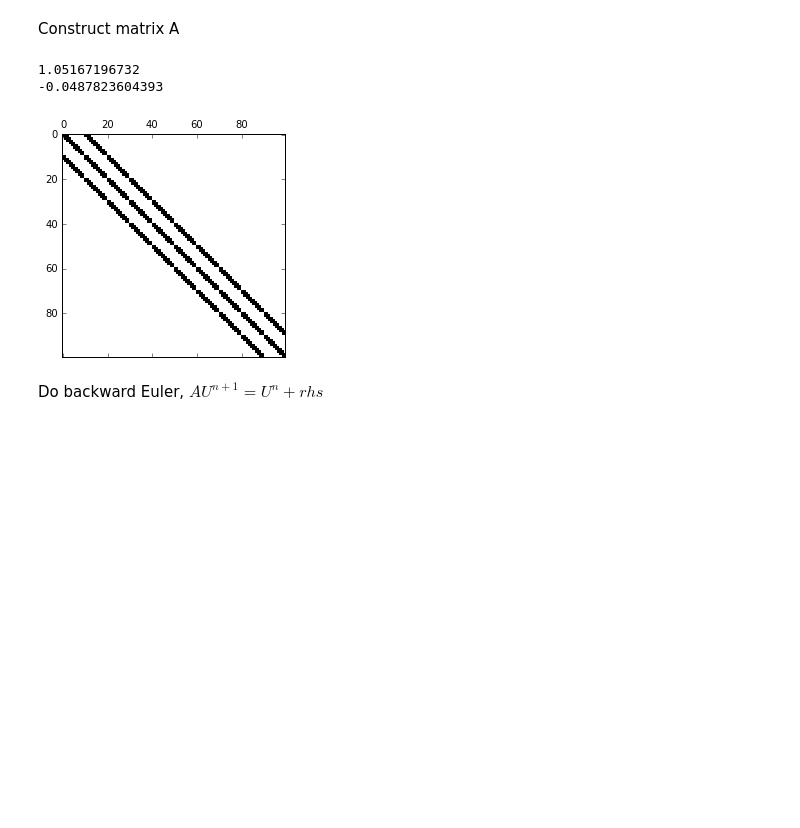
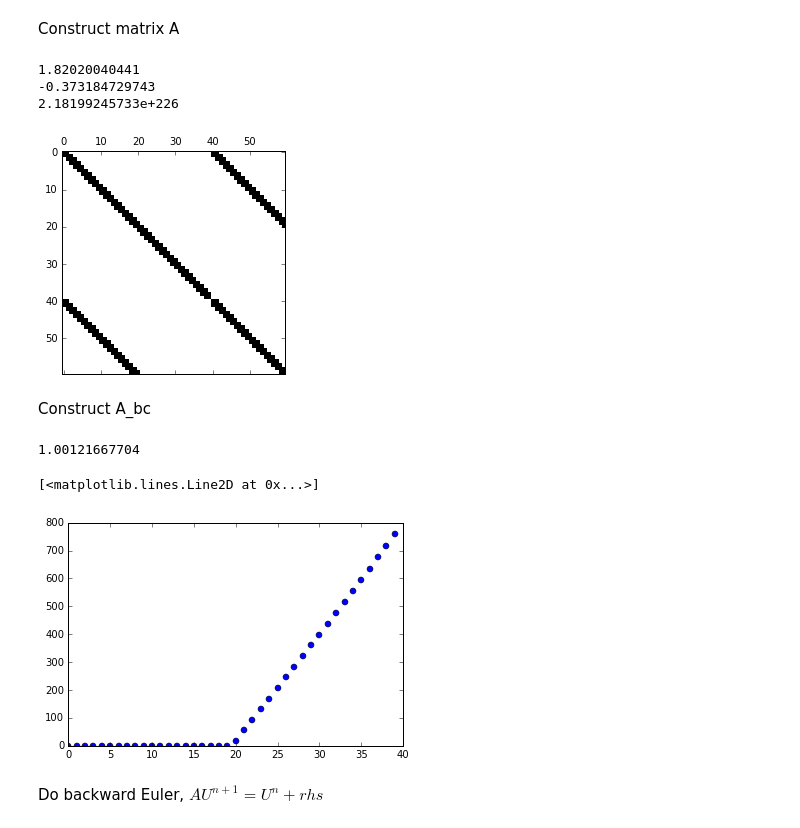
Before and after one commit to MelodyShih/FDOptionPricing, a Jupyter notebook: Backward Euler.ipynb, the cells around one changed output. Saved outputs shown, nothing was run; the diff lists cells and outputs as text; code cells hidden in the pictures; blank space fills up the shorter version.

```diff
--- a/Backward Euler.ipynb
+++ b/Backward Euler.ipynb
@@ -40,9 +38,9 @@ theta = 0.04
 Set grid
 # %%
 t_final = 0.125
-N = 10
-M = 10
-L = 10
+N = 40
+M = 40
+L = 50
 
 xi  = numpy.linspace(0, 1, N+2)
 eta = numpy.linspace(0, 1, M+2)
@@ -55,3 +53,7 @@ eta = eta[1:-1]
 delta_xi  =  xi[1] -  xi[0]
 delta_eta = eta[1] - eta[0]
 delta_t   =   t[1] -   t[0]
+
+print delta_xi
+print delta_eta
+print delta_t
@@ -183,7 +181,7 @@ for irow in range(M*N):
             A[irow, irow + M + 1] = -a(i,j)
 # %%
 fig = plt.figure()
-plt.spy(A[0:200, 0:200])
+plt.spy(A[0:60, 0:60])
 print numpy.max(A)
 print numpy.min(A)
 # E, X = numpy.meshgrid(numpy.linspace(0,1,N*M), numpy.linspace(0,1,N*M))
@@ -195,9 +193,46 @@ print numpy.min(A)
 # axes.set_xlabel("eta")
 # axes.set_ylabel("xi")
 # cbar = fig.colorbar(sol_plot, ax=axes)
+print numpy.linalg.det(A)
 # %% [output]
-1.05167196732
--0.0487823604393
+1.82020040441
+-0.373184729743
+2.18199245733e+226
-[figure, old version]
+[figure, new version]
+# %% [markdown]
+Construct A_bc
+# %%
+# For each time step, we need to first solve the pde for lower boundary condition
+# lower bc
+# Construct matrix A_bc for boundary condition
+alpha_bc = (r-q) * delta_t/(2.0 * delta_xi) * S(xi)/dSdxi(xi)
+beta_bc = kappa*theta*delta_t / ( 2*delta_eta*dvdeta(0) )
+
+maindiag = numpy.ones(N)*(1 + r*delta_t)
+maindiag[0] += alpha_bc[0] * _l
+maindiag[-1] -= alpha_bc[-1] * r_
+
+upperdiag = numpy.zeros(N)
+upperdiag[1:] = -alpha_bc[:-1]
+upperdiag[1] += alpha_bc[0] * l_
+
+lowerdiag = numpy.zeros(N)
+lowerdiag[:-1] = alpha_bc[1:]
+lowerdiag[-2] -= alpha_bc[-1]*_r
+
+A_bc = sparse.spdiags([lowerdiag, maindiag, upperdiag], [-1, 0, 1], N, N).tocsr()
+print numpy.linalg.det(A_bc.todense())
+
+#initialize U_bc vector
+U_bc = numpy.zeros(N)
+U_bc = numpy.maximum(0, S(xi) - K)
+
+fig = plt.figure()
+axes = fig.add_subplot(1, 1, 1)
+axes.plot(range(N), U_bc, 'o')
+# %% [output]
+1.00121667704
+[<matplotlib.lines.Line2D at 0x...>]
+[figure, added]
 # %% [markdown]
 Do backward Euler, $AU^{n+1} = U^{n} + rhs$
```
Also changed, not shown: parts of 15 cells of this notebook.
